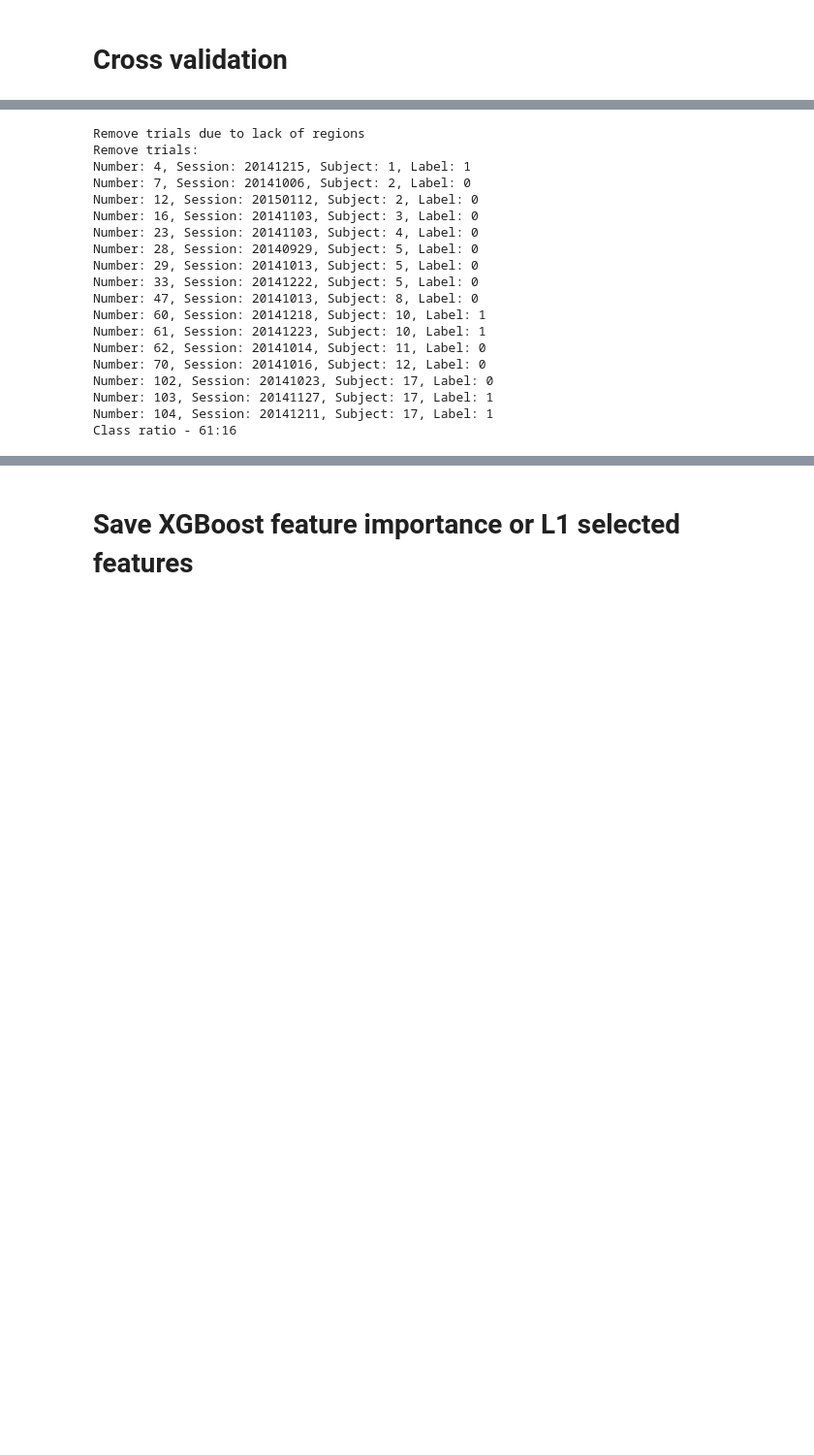
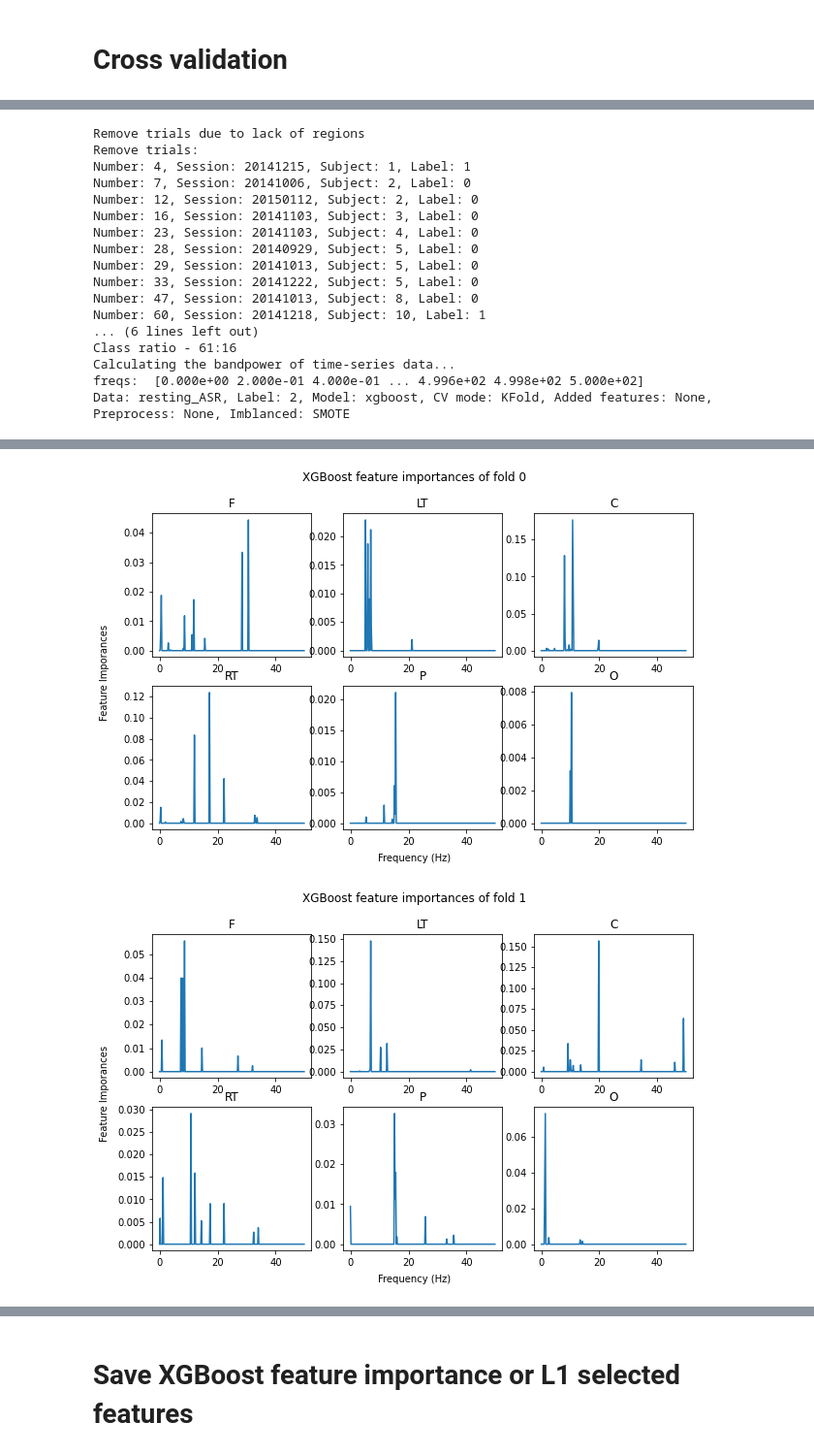
Before and after one commit to hundredball/Classroom_stress, a Jupyter notebook: classification.ipynb, the cells around one changed output, grey strips where cells are left out. Shown at 97% size. Saved outputs shown, nothing was run; the diff lists cells and outputs as text; code cells hidden in the pictures; blank space fills up the shorter version.

Commit message:
Plot XGB feature importances

```diff
--- a/classification.ipynb
+++ b/classification.ipynb
@@ -168,7 +170,10 @@ for label_format in label_formats:
         train_confusion = np.zeros((2,2))
         val_confusion = np.zeros((2,2))
         if added_feature != 'coherence_only':
-            selected_features = {region:[] for region in ['F','LT','C','RT','P','O']}
+            if preprocess_name == 'L1select':
+                selected_features = {region:[] for region in ['F','LT','C','RT','P','O']}
+            else:
+                selected_features = {region: [0]*len(xaxis) for region in ['F','LT','C','RT','P','O']}    # For XGB feature importances
         if added_feature in ['coherence','coherence_only']:
             selected_features = {'coherence': []}
 
@@ -342,7 +347,7 @@ for label_format in label_formats:
                     axs[row][col].plot(xaxis, coef)
                     axs[row][col].set_title(data.df_all.loc[0,'channels'][i_channel])
 
-                    selected_features[data.df_all.loc[0,'channels'][i_channel]].append(list(xaxis[np.where(coef!=0)[0]]))
+                    selected_features[data.df_all.loc[0,'channels'][i_channel]] += coef / n_splits
 
                 fig.suptitle('XGBoost feature importances of fold %d'%(i_fold))
                 fig.text(0.5, 0.05, 'Frequency (Hz)', ha='center')
@@ -389,10 +394,8 @@ Number: 29, Session: 20141013, Subject: 5, Label: 0
 Number: 33, Session: 20141222, Subject: 5, Label: 0
 Number: 47, Session: 20141013, Subject: 8, Label: 0
 Number: 60, Session: 20141218, Subject: 10, Label: 1
-Number: 61, Session: 20141223, Subject: 10, Label: 1
-Number: 62, Session: 20141014, Subject: 11, Label: 0
-Number: 70, Session: 20141016, Subject: 12, Label: 0
-Number: 102, Session: 20141023, Subject: 17, Label: 0
-Number: 103, Session: 20141127, Subject: 17, Label: 1
-Number: 104, Session: 20141211, Subject: 17, Label: 1
+... (6 lines left out)
 Class ratio - 61:16
+Calculating the bandpower of time-series data...
+freqs:  [0.000e+00 2.000e-01 4.000e-01 ... 4.996e+02 4.998e+02 5.000e+02]
+Data: resting_ASR, Label: 2, Model: xgboost, CV mode: KFold, Added features: None, Preprocess: None, Imblanced: SMOTE
@@ -399,0 +407,2 @@ ZeroDivisionError: division by zero
+[figure, added]
+[figure, added]
```
Also changed, not shown: parts of 3 cells of this notebook, 1 other file.
